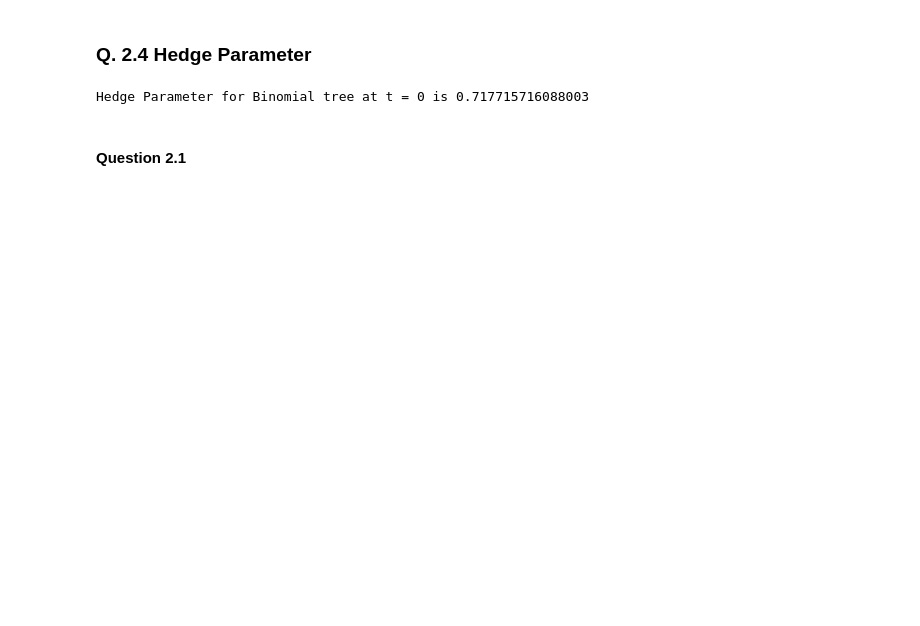
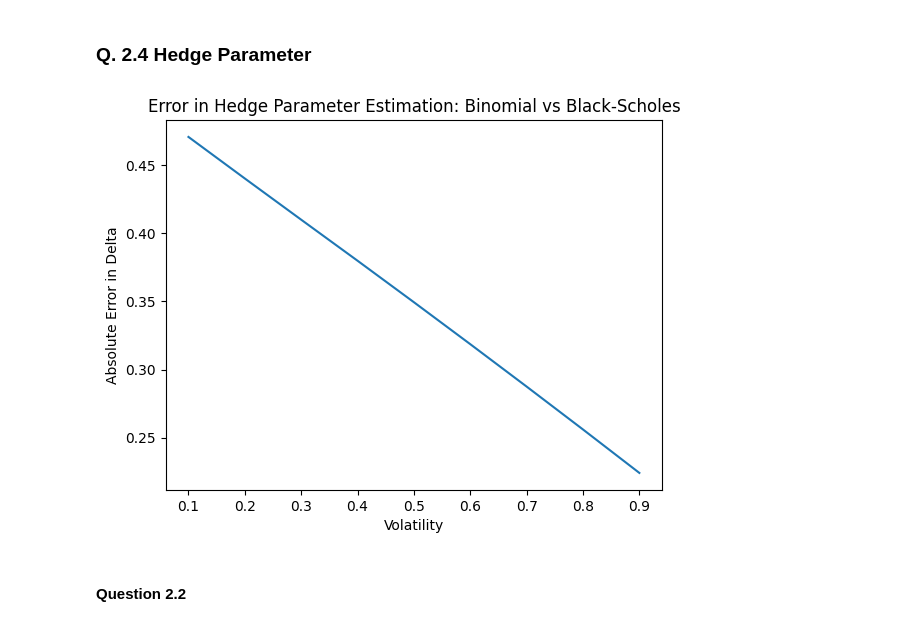
Before and after one commit to NitaiNijholt/ComputationalFinance, a Jupyter notebook: Assignments/Assignment_1/Assignment_1_code.ipynb, the cells around one changed output. Drawn from its saved outputs; the diff is of its cells as text; code cells hidden in the pictures; blank space fills up the shorter version.

```diff
--- a/Assignments/Assignment_1/Assignment_1_code.ipynb
+++ b/Assignments/Assignment_1/Assignment_1_code.ipynb
@@ -377,26 +376,46 @@ Text(0, 0.5, 'Approximatrd Option Price')
 # %% [markdown]
 ### Q. 2.4 Hedge Parameter
 # %%
+
 N = 50
 K = 85
 r = 0.06
 S0 = 80
-σ = 0.1
 T = 1
-treeN = buildTree(S=S0, vol = vol, T = T, N = N)
-s_up = treeN[1][1]
-s_down = treeN[1][0]
-diff_s = s_up - s_down
-optionMatrix = valueOptionMatrix(tree=treeN, T=T, r=r, K=K, vol=σ, option_type='call', position='long', N = N)
-f_u = optionMatrix[1][1]
-f_d = optionMatrix[1][0]
-diff_f = f_u - f_d
-delta = diff_f/diff_s
-print(f"Hedge Parameter for Binomial tree at t = 0 is {delta}")
+
+volatilities = [0.1, 0.2, 0.3, 0.4, 0.5, 0.6, 0.7, 0.8, 0.9]
+deltas_binom = []
+deltas_BlackScholes = []
+errors = []
+
+for σ in volatilities:
+    treeN = buildTree(S=S0, vol=σ, T=T, N=N)
+    s_up = treeN[1][1]
+    s_down = treeN[1][0]
+    diff_s = s_up - s_down
+    optionMatrix = valueOptionMatrix(tree=treeN, T=T, r=r, K=K, vol=σ, option_type='call', position='long', N=N)
+    f_u = optionMatrix[1][1]
+    f_d = optionMatrix[1][0]
+    diff_f = f_u - f_d
+    delta = diff_f / diff_s
+    deltas_binom.append(delta)
+
+    delta_blackscholes = BlackScholes(S0=S0, St=S0, K=K, r=r, T=T, t=0, vol=σ)[1]
+    deltas_BlackScholes.append(delta_blackscholes)
+
+    error = np.abs(delta_blackscholes - delta)
+    errors.append(error)
+
+# Plotting the errors with labels and title
+plt.plot(volatilities, errors)
+plt.title('Error in Hedge Parameter Estimation: Binomial vs Black-Scholes')
+plt.xlabel('Volatility')
+plt.ylabel('Absolute Error in Delta')
+plt.show()
 # %% [output]
-Hedge Parameter for Binomial tree at t = 0 is 0.717715716088003
+[figure, added]
 # %% [markdown]
-#### Question 2.1
+#### Question 2.2
 # %%
 # Option attributes from the assignment problem B 2.1
 K = 99
```
Also changed, not shown: parts of 7 cells of this notebook.
